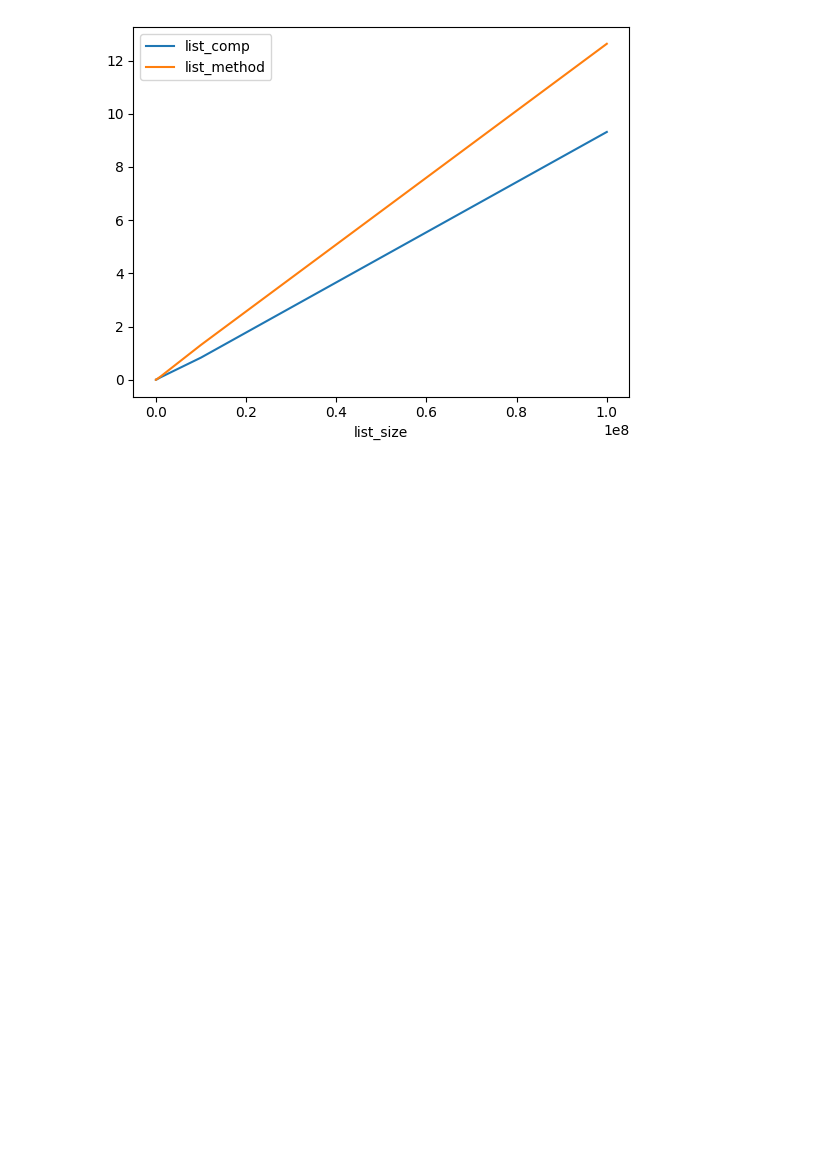
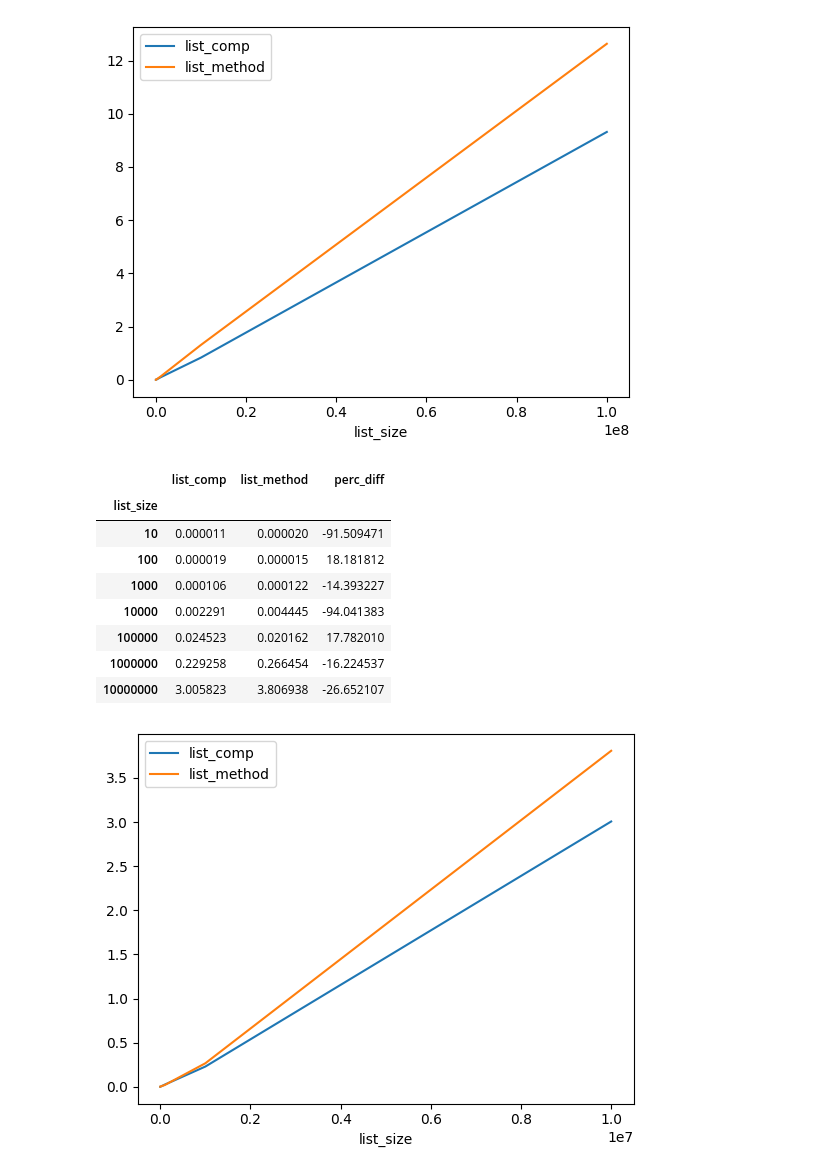
Before and after one commit to thekhan314/list_gen_testing, a Jupyter notebook: test.ipynb, the cells around one changed output. Drawn from its saved outputs; the diff is of its cells as text; code cells hidden in the pictures; blank space fills up the shorter version.

```diff
--- a/test.ipynb
+++ b/test.ipynb
@@ -66,0 +76,62 @@ run_test(8)
+# %%
+import time
+import timeit
+import pandas as pd
+
+# Define your functions to be compared
+def list_method(lim):
+    # Replace this with the actual code of your first function
+    out = list(range(lim))
+
+def list_comp(lim):
+    # Replace this with the actual code of your second function
+    out = [i for i in range(lim)]
+
+def compare_time(list_size):
+
+    execution_time_function1 = timeit.timeit('list_method({})'.format(list_size),globals=globals(),number = 3)
+
+    # Measure the execution time of function2
+    execution_time_function2 = timeit.timeit('list_comp({})'.format(list_size),globals=globals(),number = 3)
+
+
+    output = {
+        "list_comp": execution_time_function1,
+        "list_method":execution_time_function2,
+        "perc_diff": ((execution_time_function1 - execution_time_function2)/execution_time_function1) * 100
+    }
+
+    return output
+
+def run_test(num_zeros):
+
+    results = []
+    expon = 1
+
+    while expon <= num_zeros:
+        x = 10 ** expon
+        expon += 1
+
+        test_row = compare_time(x)
+        test_row['list_size'] = x
+        results.append(test_row)
+
+    df = pd.DataFrame.from_records(results,index = 'list_size').sort_index()
+
+
+    df[['list_comp','list_method']].plot()
+
+    return df
+
+run_test(7)
+# %% [output]
+|  | list_comp | list_method | perc_diff |
+| list_size |  |  |  |
+| 10 | 0.000011 | 0.000020 | -91.509471 |
+| 100 | 0.000019 | 0.000015 | 18.181812 |
+| 1000 | 0.000106 | 0.000122 | -14.393227 |
+| 10000 | 0.002291 | 0.004445 | -94.041383 |
+| 100000 | 0.024523 | 0.020162 | 17.782010 |
+| 1000000 | 0.229258 | 0.266454 | -16.224537 |
+| 10000000 | 3.005823 | 3.806938 | -26.652107 |
+[figure, added]
```
Also changed, not shown: parts of 3 cells of this notebook, 1 other file.
